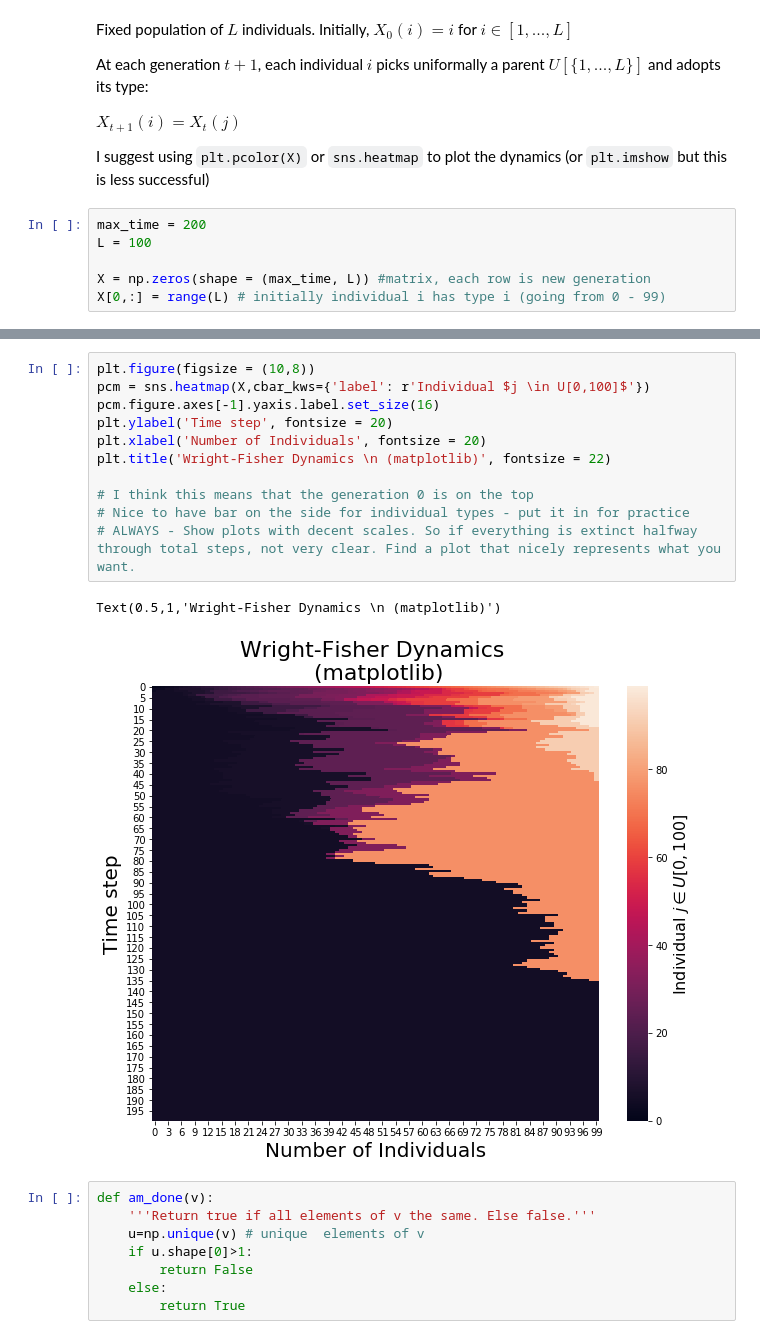
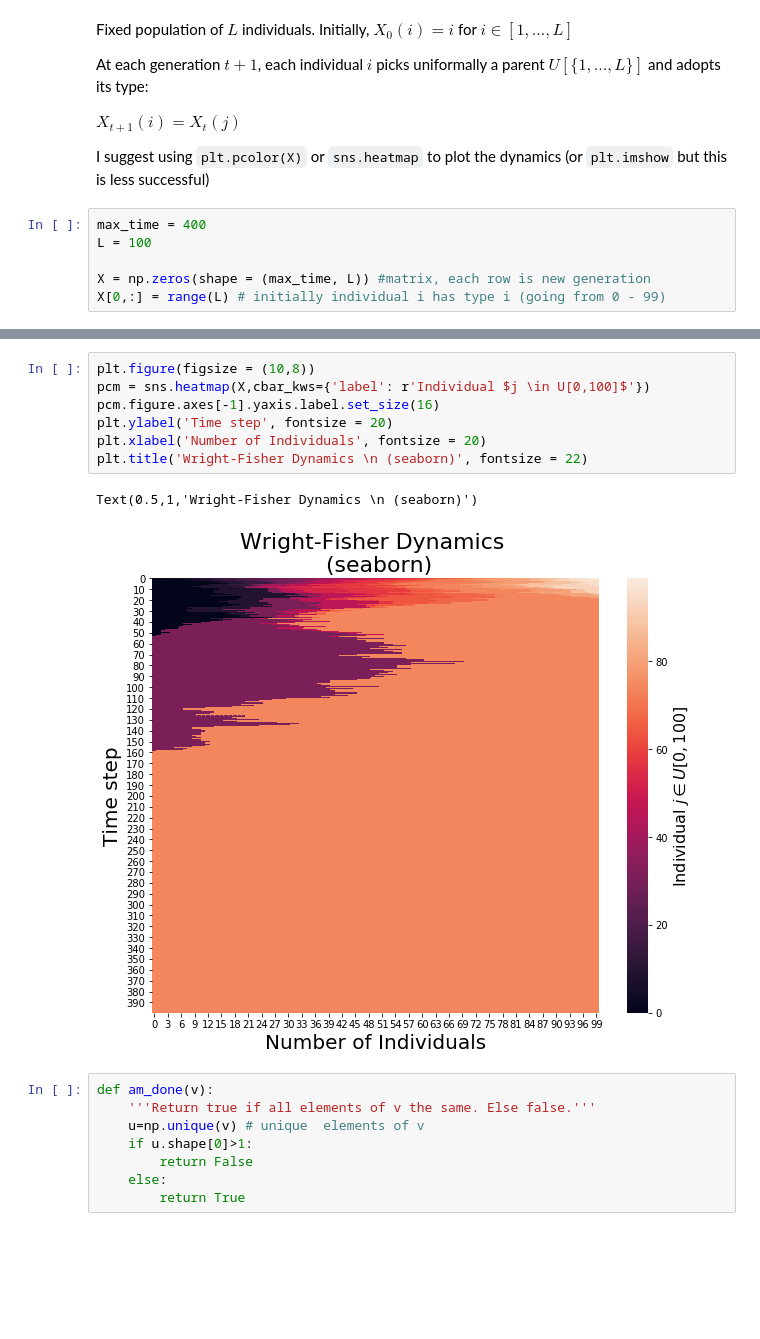
Before and after one commit to chasmani/networks_and_random_processes, a Jupyter notebook: Support Class 2.ipynb, the cells around one changed output, grey strips where cells are left out. Cells and saved outputs as stored; diff of their text form; blank space fills up the shorter version.

```diff
--- a/Support Class 2.ipynb
+++ b/Support Class 2.ipynb
@@ -78,7 +110,7 @@ $X_{t+1}(i) = X_t(j)$
 
 I suggest using `plt.pcolor(X)` or `sns.heatmap` to plot the dynamics (or `plt.imshow` but this is less successful)
 # %%
-max_time = 200
+max_time = 400
 L = 100
 
 X = np.zeros(shape = (max_time, L)) #matrix, each row is new generation
@@ -104,17 +133,13 @@ plt.pcolor(X)
 # %%
 plt.figure(figsize = (10,8))
 pcm = sns.heatmap(X,cbar_kws={'label': r'Individual $j \in U[0,100]$'})
 pcm.figure.axes[-1].yaxis.label.set_size(16)
 plt.ylabel('Time step', fontsize = 20)
 plt.xlabel('Number of Individuals', fontsize = 20)
-plt.title('Wright-Fisher Dynamics \n (matplotlib)', fontsize = 22)
-
-# I think this means that the generation 0 is on the top
-# Nice to have bar on the side for individual types - put it in for practice
-# ALWAYS - Show plots with decent scales. So if everything is extinct halfway through total steps, not very clear. Find a plot that nicely represents what you want.
+plt.title('Wright-Fisher Dynamics \n (seaborn)', fontsize = 22)
 # %% [output]
-Text(0.5,1,'Wright-Fisher Dynamics \n (matplotlib)')
+Text(0.5,1,'Wright-Fisher Dynamics \n (seaborn)')
-[figure, old version]
+[figure, new version]
 # %%
 def am_done(v):
     '''Return true if all elements of v the same. Else false.'''
```
Also changed, not shown: parts of 15 cells of this notebook, 4 other files.
